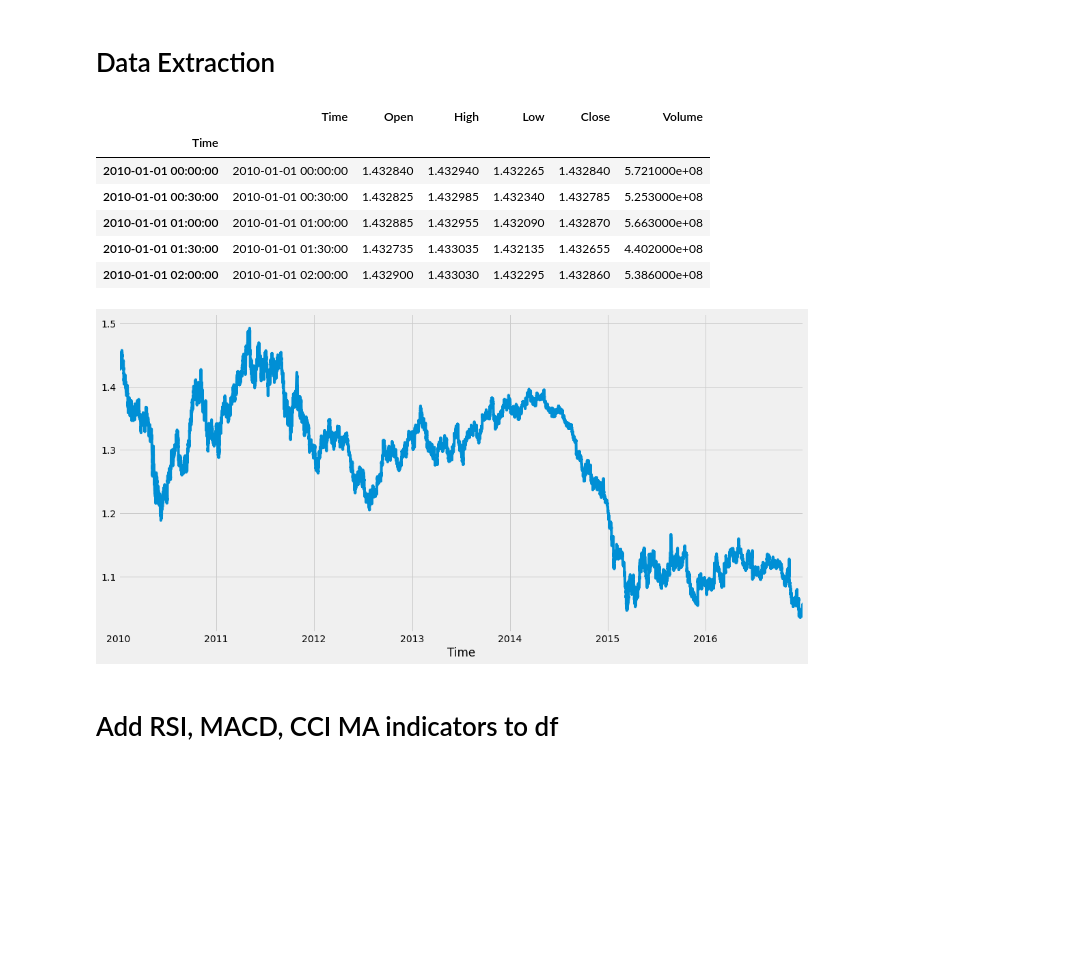
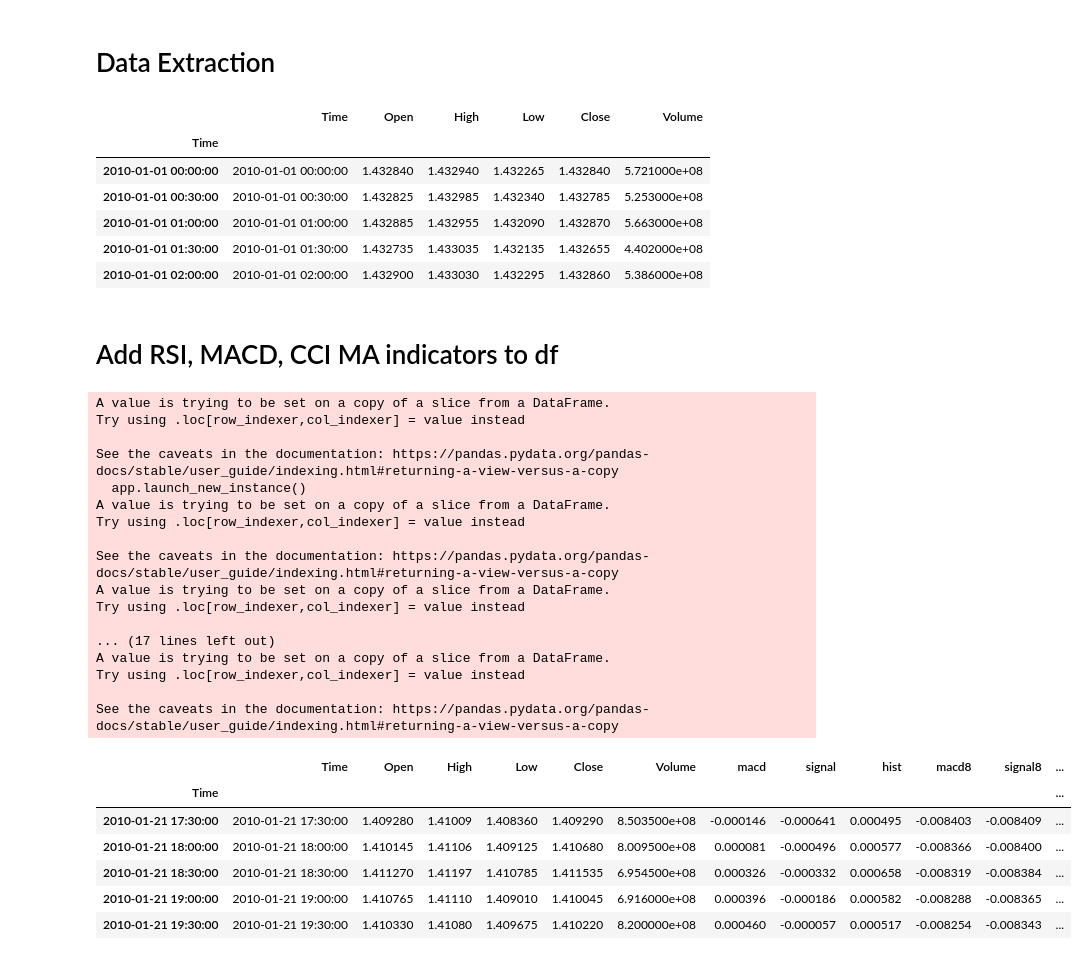
Before and after one commit to ayoubbensakhria/finance_algo, a Jupyter notebook: FXPROBOT.ipynb, the cells around one changed output. Drawn from its saved outputs; the diff is of its cells as text; code cells hidden in the pictures; blank space fills up the shorter version.

```diff
--- a/FXPROBOT.ipynb
+++ b/FXPROBOT.ipynb
@@ -27,8 +27,6 @@ plt.style.use('fivethirtyeight')
 df = pd.read_csv('/content/drive/MyDrive/data/eurusd30.csv', parse_dates=True)
 # #setting index as date because some statsmodels might not work
 df.index = pd.to_datetime(df['Time'])
-#plot
-df['Close'].plot(figsize=(16,8))
 df.head()
 # %% [output]
 |  | Time | Open | High | Low | Close | Volume |
@@ -38,24 +36,87 @@ df.head()
 | 2010-01-01 01:00:00 | 2010-01-01 01:00:00 | 1.432885 | 1.432955 | 1.432090 | 1.432870 | 5.663000e+08 |
 | 2010-01-01 01:30:00 | 2010-01-01 01:30:00 | 1.432735 | 1.433035 | 1.432135 | 1.432655 | 4.402000e+08 |
 | 2010-01-01 02:00:00 | 2010-01-01 02:00:00 | 1.432900 | 1.433030 | 1.432295 | 1.432860 | 5.386000e+08 |
-[figure, removed]
 # %% [markdown]
 # Add RSI, MACD, CCI MA indicators to df
 # %%
+# constants
+data_window = 1000
+macd_slow = 26
+macd_fast = 12
+macd_smooth = 9
+cci_ct = 0.015 #CCI = (AveP - SMA_of_AveP) / (0.015 * Mean Deviation)
+cci_period = 20
+rsi_period = 14
+
 def get_macd(df, slow, fast, smooth):
     exp1 = df['Close'].ewm(span = fast, adjust = False).mean()
     exp2 = df['Close'].ewm(span = slow, adjust = False).mean()
     exp1_8 = df['Close'].ewm(span = fast*8, adjust = False).mean()
     exp2_8 = df['Close'].ewm(span = slow*8, adjust = False).mean()
     # 30Mn MACD
     df['macd'] = pd.DataFrame(exp1 - exp2)
     df['signal']  = pd.DataFrame(df['macd'].ewm(span = smooth, adjust = False).mean())
     df['hist'] = pd.DataFrame(df['macd'] - df['signal'])
     # 4Hour MACD
     df['macd8'] = pd.DataFrame(exp1_8 - exp2_8)
     df['signal8']  = pd.DataFrame(df['macd8'].ewm(span = smooth, adjust = False).mean())
     df['hist8'] = pd.DataFrame(df['macd8'] - df['signal8'])
     return df
 
-macd = get_macd(df.tail(10000), 26, 12, 9)
+def get_cci(df, n, constant):
+    TP = (df['High'] + df['Low'] + df['Close']) / 3
+    #moving_avg = ts_log.rolling(12).mean()
+    CCI = pd.Series((TP - TP.rolling(n).mean()) / (constant * TP.rolling(n).std()), name = 'CCI_' + str(n))
+    return CCI
+
+def get_rsi(df, lookback):
+    ret = df['Close'].diff()
+    up = []
+    down = []
+    for i in range(len(ret)):
+        if ret[i] < 0:
+            up.append(0)
+            down.append(ret[i])
+        else:
+            up.append(ret[i])
+            down.append(0)
+    up_series = pd.Series(up)
+    down_series = pd.Series(down).abs()
+    up_ewm = up_series.ewm(com = lookback - 1, adjust = False).mean()
+    down_ewm = down_series.ewm(com = lookback - 1, adjust = False).mean()
+    rs = up_ewm/down_ewm
+    rsi = 100 - (100 / (1 + rs))
+    rsi_df = pd.DataFrame(rsi).rename(columns = {0:'rsi'}).set_index(df['Close'].index)
+    rsi_df = rsi_df.dropna()
+    return rsi_df[3:]
+
+macd = get_macd(df.head(data_window), macd_slow, macd_fast, macd_smooth)
+macd['cci'] = get_cci(macd, cci_period, cci_ct)
+macd['rsi'] = get_rsi(macd, rsi_period)
+
 macd.tail()
+# %% [output]
+A value is trying to be set on a copy of a slice from a DataFrame.
+Try using .loc[row_indexer,col_indexer] = value instead
+
+See the caveats in the documentation: https://pandas.pydata.org/pandas-docs/stable/user_guide/indexing.html#returning-a-view-versus-a-copy
+  app.launch_new_instance()
+A value is trying to be set on a copy of a slice from a DataFrame.
+Try using .loc[row_indexer,col_indexer] = value instead
+
+See the caveats in the documentation: https://pandas.pydata.org/pandas-docs/stable/user_guide/indexing.html#returning-a-view-versus-a-copy
+A value is trying to be set on a copy of a slice from a DataFrame.
+Try using .loc[row_indexer,col_indexer] = value instead
+
+... (17 lines left out)
+A value is trying to be set on a copy of a slice from a DataFrame.
+Try using .loc[row_indexer,col_indexer] = value instead
+
+See the caveats in the documentation: https://pandas.pydata.org/pandas-docs/stable/user_guide/indexing.html#returning-a-view-versus-a-copy
+|  | Time | Open | High | Low | Close | Volume | macd | signal | hist | macd8 | signal8 | ... |
+| Time |  |  |  |  |  |  |  |  |  |  |  | ... |
+| 2010-01-21 17:30:00 | 2010-01-21 17:30:00 | 1.409280 | 1.41009 | 1.408360 | 1.409290 | 8.503500e+08 | -0.000146 | -0.000641 | 0.000495 | -0.008403 | -0.008409 | ... |
+| 2010-01-21 18:00:00 | 2010-01-21 18:00:00 | 1.410145 | 1.41106 | 1.409125 | 1.410680 | 8.009500e+08 | 0.000081 | -0.000496 | 0.000577 | -0.008366 | -0.008400 | ... |
+| 2010-01-21 18:30:00 | 2010-01-21 18:30:00 | 1.411270 | 1.41197 | 1.410785 | 1.411535 | 6.954500e+08 | 0.000326 | -0.000332 | 0.000658 | -0.008319 | -0.008384 | ... |
+| 2010-01-21 19:00:00 | 2010-01-21 19:00:00 | 1.410765 | 1.41110 | 1.409010 | 1.410045 | 6.916000e+08 | 0.000396 | -0.000186 | 0.000582 | -0.008288 | -0.008365 | ... |
+| 2010-01-21 19:30:00 | 2010-01-21 19:30:00 | 1.410330 | 1.41080 | 1.409675 | 1.410220 | 8.200000e+08 | 0.000460 | -0.000057 | 0.000517 | -0.008254 | -0.008343 | ... |
```
Also changed, not shown: parts of 5 cells of this notebook.
